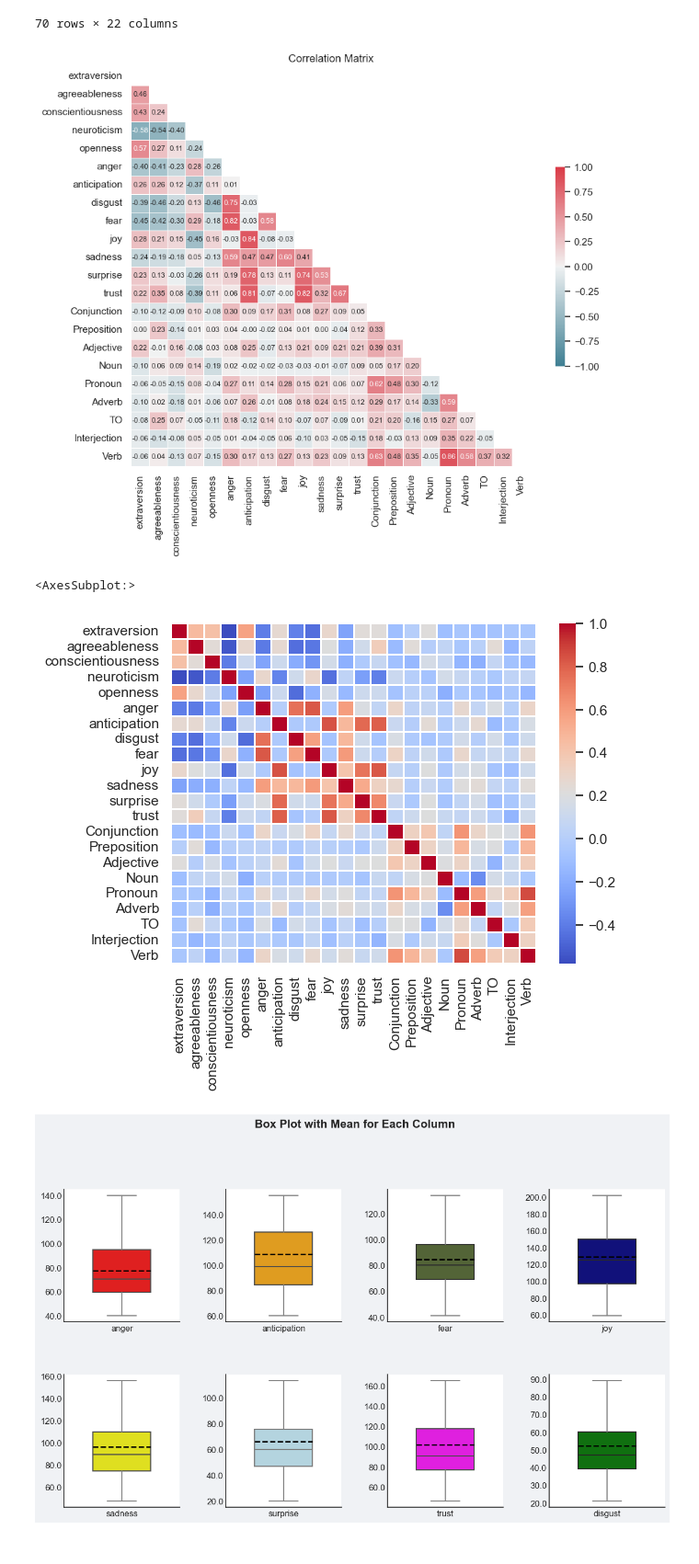
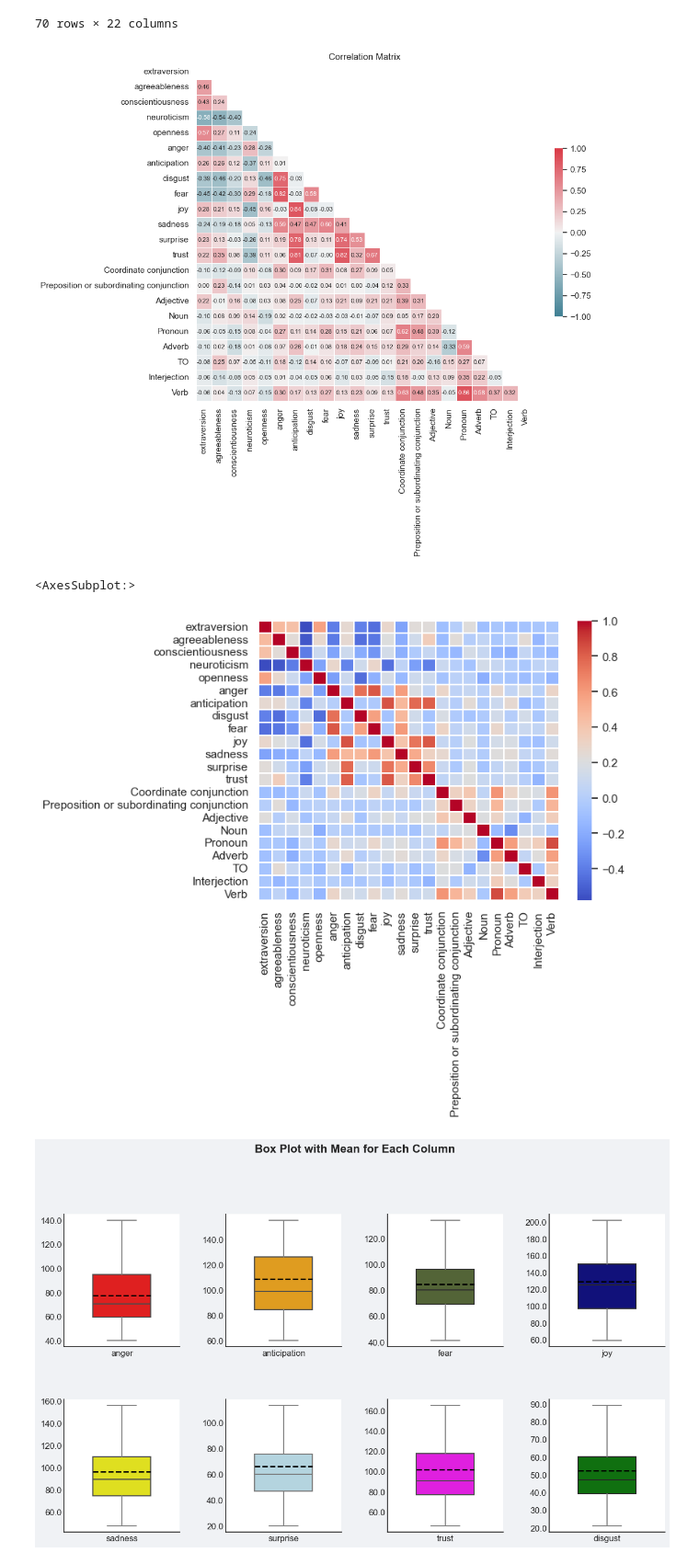
Before and after one commit to keyurchd11/mmt-project, a Jupyter notebook: analysis/analysis.ipynb, the cells around one changed output. Shown at 92% size. Saved outputs shown, nothing was run; the diff lists cells and outputs as text; code cells hidden in the pictures.

```diff
--- a/analysis/analysis.ipynb
+++ b/analysis/analysis.ipynb
@@ -150,36 +150,36 @@ display(df2)
 | 69 | 3 | 5 | 3 | 16 | 26 | 70 | 91 | 45 | ... |
 70 rows × 22 columns
 # %%
-# display(df2.corr())
-df2.rename(columns = {'Preposition or subordinating conjunction':'Preposition'}, inplace = True)
-df2.rename(columns = {'Coordinate conjunction':'Conjunction'}, inplace = True)
+# # display(df2.corr())
+# df2.rename(columns = {'Preposition or subordinating conjunction':'Preposition'}, inplace = True)
+# df2.rename(columns = {'Coordinate conjunction':'Conjunction'}, inplace = True)
 
 
 # send df2.corr() to csv
 df2.corr().to_csv('correlation.csv')
 
 import seaborn as sns
 import numpy as np
 import matplotlib.pyplot as plt
 
 # Load your dataset into a pandas dataframe
 # df = pd.read_csv('your_dataset.csv')
 
 # Calculate the correlation matrix
 corr_matrix = df2.corr()
 
 # Plot the correlation matrix using heatmap
 sns.set(style="white")
 fig, ax = plt.subplots(figsize=(10,8))
 cmap = sns.diverging_palette(220, 10, as_cmap=True)
 mask = np.triu(np.ones_like(corr_matrix, dtype=bool))
 sns.heatmap(corr_matrix, mask=mask, cmap=cmap, vmax=1, vmin=-1, center=0, square=True, linewidths=.5, cbar_kws={"shrink": .5}, annot=True, fmt=".2f", annot_kws={"size": 8})
 
 
 plt.title("Correlation Matrix")
 plt.show()
 # %% [output]
-[figure, old version]
+[figure, new version]
 # %%
 # df2.rename(columns = {'Preposition or subordinating conjunction':'Preposition'}, inplace = True)
 # %%
@@ -188,7 +188,7 @@ import seaborn as sb
 sb.heatmap(df2.corr(), annot=False, cmap='coolwarm', linewidths=0.2)
 # %% [output]
 <AxesSubplot:>
-[figure, old version]
+[figure, new version]
 # %%
 import pandas as pd
 import matplotlib.pyplot as plt
```
Also changed, not shown: parts of 2 cells of this notebook.
